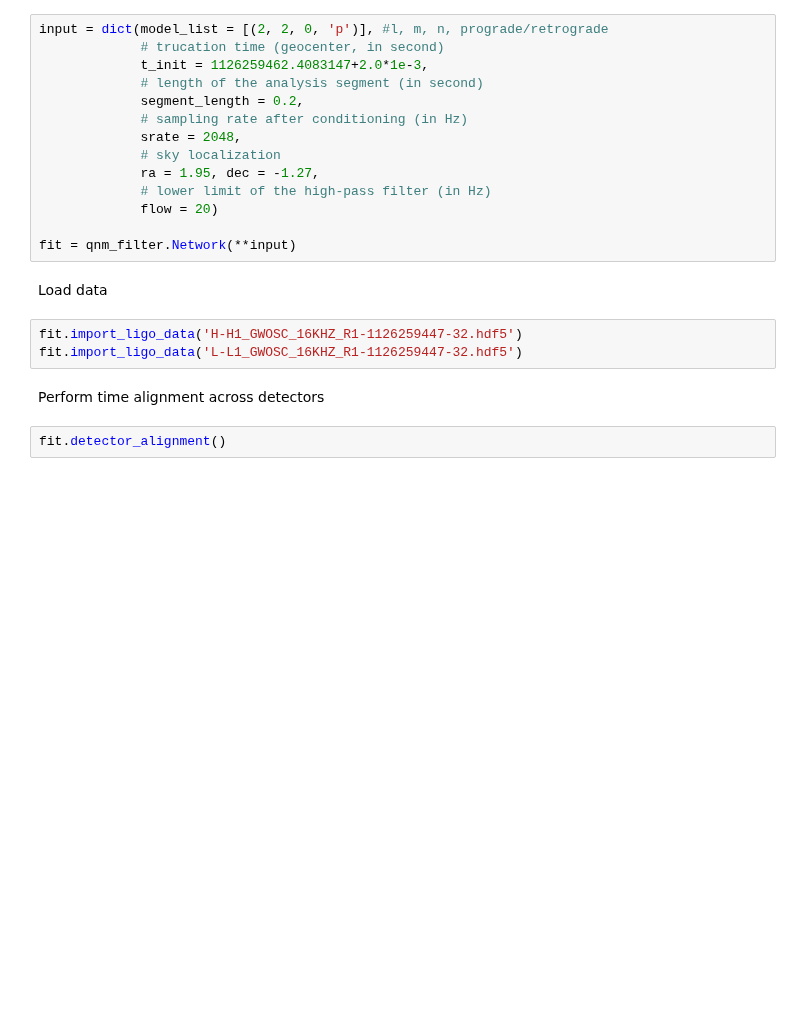
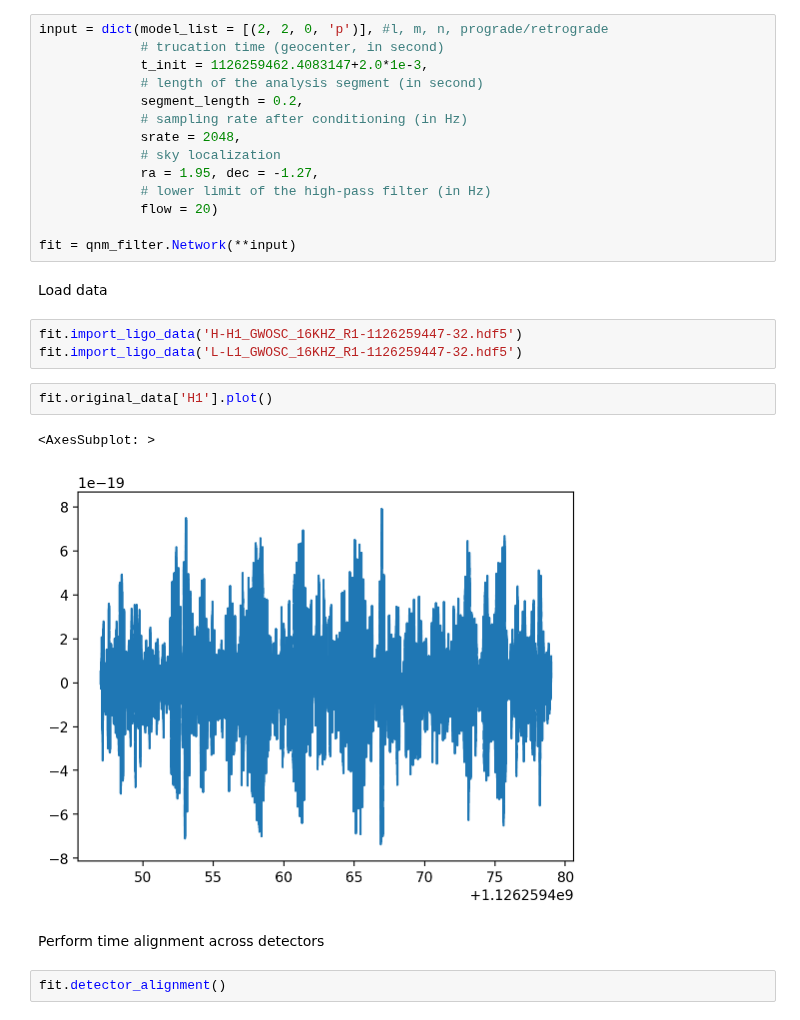
Before and after one commit to Sizheng-Ma/qnm_filter, a Jupyter notebook: code_demo/Filter.ipynb, the cells around one changed output. Saved outputs shown, nothing was run; the diff lists cells and outputs as text; blank space fills up the shorter version.

```diff
--- a/code_demo/Filter.ipynb
+++ b/code_demo/Filter.ipynb
@@ -38,6 +38,11 @@ Load data
 # %%
 fit.import_ligo_data('H-H1_GWOSC_16KHZ_R1-1126259447-32.hdf5')
 fit.import_ligo_data('L-L1_GWOSC_16KHZ_R1-1126259447-32.hdf5')
+# %%
+fit.original_data['H1'].plot()
+# %% [output]
+<AxesSubplot: >
+[figure, added]
 # %% [markdown]
 Perform time alignment across detectors
 # %%
```
Also changed, not shown: 2 other files.
